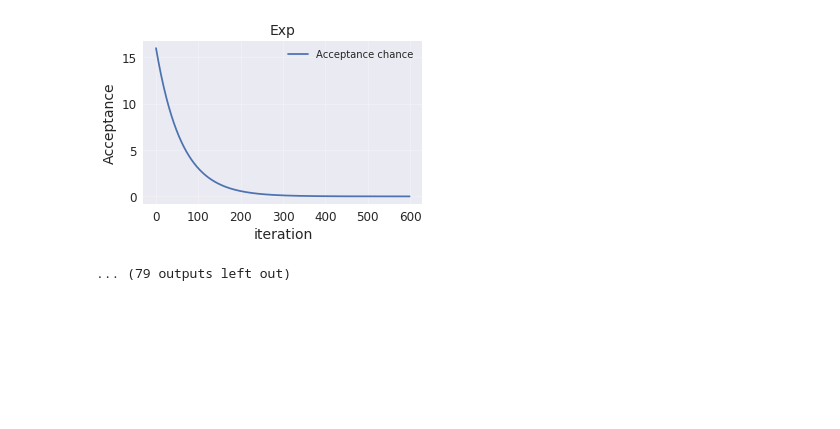
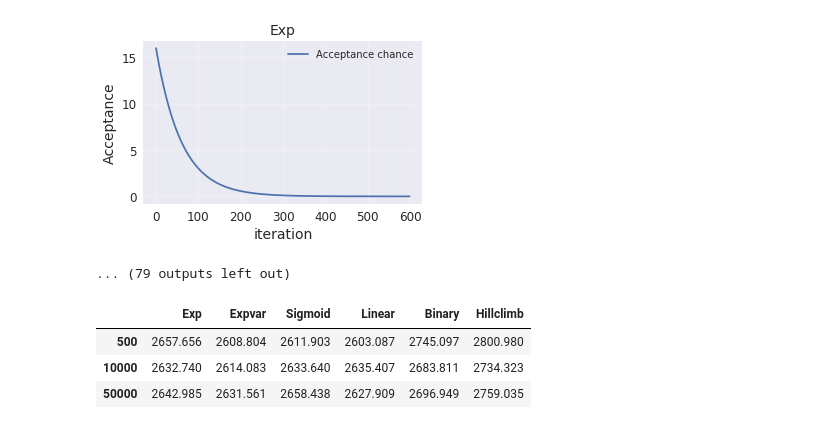
Before and after one commit to popoiopo/StochasticSim, a Jupyter notebook: Lennart/Opd 3/TSP_table_2.ipynb, the cells around one changed output. Saved outputs shown, nothing was run; the diff lists cells and outputs as text; code cells hidden in the pictures; blank space fills up the shorter version.

```diff
--- a/Lennart/Opd 3/TSP_table_2.ipynb
+++ b/Lennart/Opd 3/TSP_table_2.ipynb
@@ -350,3 +350,13 @@ distance= 2632.73970
 ## Scheme= Exp,     markov length = 50000
 [figure]
 ... (79 outputs left out)
+# %%
+import pandas as pd
+finalData = pd.read_pickle("results2.pkl")
+final =  finalData.round(3)
+display(final)
+# %% [output]
+|  | Exp | Expvar | Sigmoid | Linear | Binary | Hillclimb |
+| 500 | 2657.656 | 2608.804 | 2611.903 | 2603.087 | 2745.097 | 2800.980 |
+| 10000 | 2632.740 | 2614.083 | 2633.640 | 2635.407 | 2683.811 | 2734.323 |
+| 50000 | 2642.985 | 2631.561 | 2658.438 | 2627.909 | 2696.949 | 2759.035 |
```
Also changed, not shown: 7 other files.
